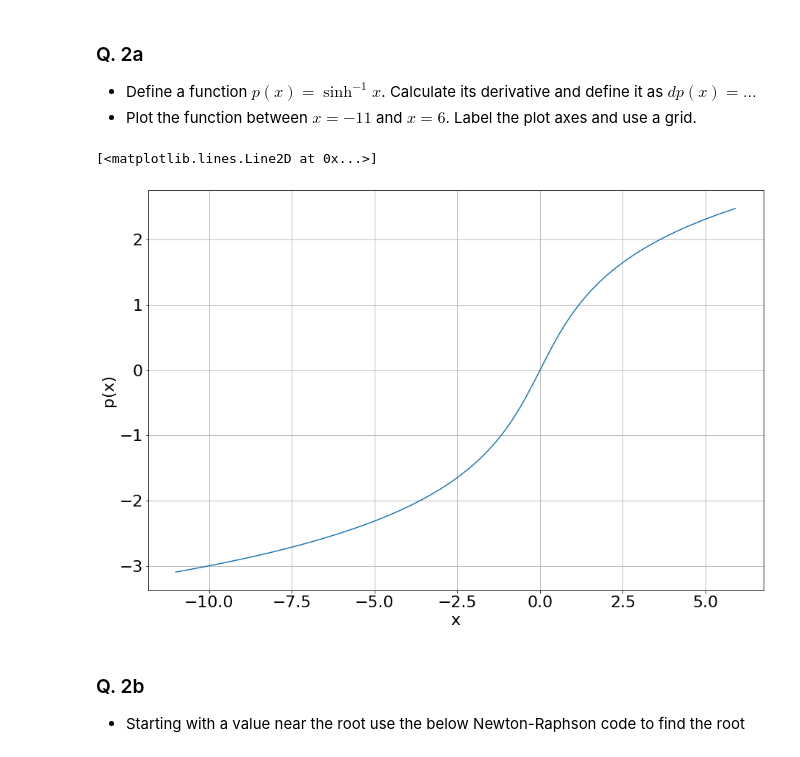
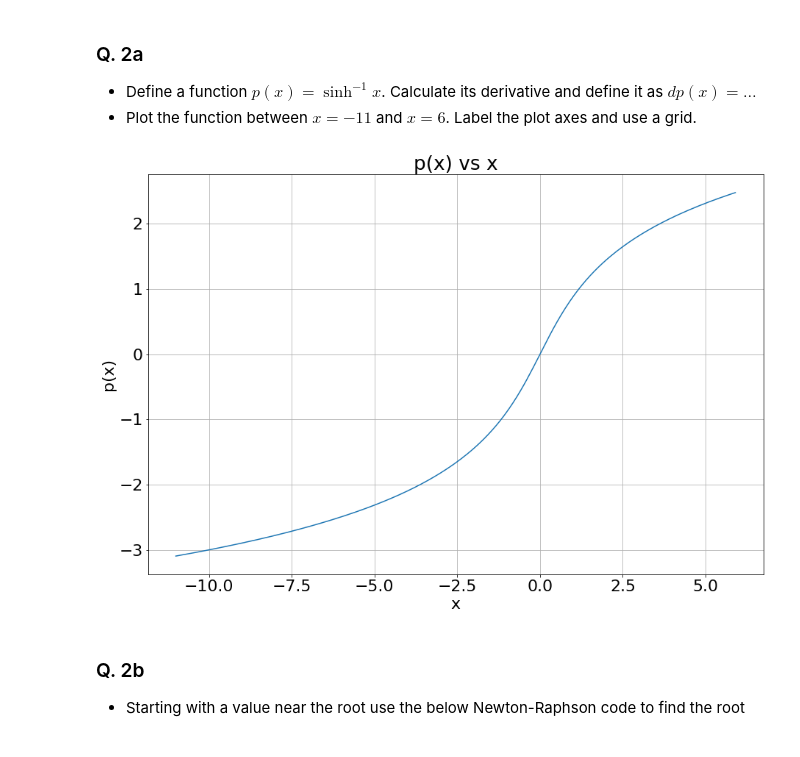
Before and after one commit to Padraig-Ryan/ACM20030-Assignments, a Jupyter notebook: Assignment-2.ipynb, the cells around one changed output. Cells and saved outputs as stored; diff of their text form; code cells hidden in the pictures.

```diff
--- a/Assignment-2.ipynb
+++ b/Assignment-2.ipynb
@@ -129,20 +131,22 @@ The root between x=6 and x=8 is: Cannot use bisection method as sign(f(6)) = sig
 # %%
 def p(x):
     return np.arcsinh(x)
     #return np.log(x+np.sqrt(x**2+1))
 
 def dp(x):
     return 1/(np.sqrt(x**2+1))
 
 x = np.arange(-11,6,0.1)
 
 plt.grid()
+plt.title("p(x) vs x")
+
 plt.xlabel("x")
 plt.ylabel("p(x)")
 plt.plot(x, p(x))
+plt.show()
 # %% [output]
-[<matplotlib.lines.Line2D at 0x...>]
-[figure, old version]
+[figure, new version]
 # %% [markdown]
 ### Q. 2b
  - Starting with a value near the root use the below Newton-Raphson code to find the root
```
Also changed, not shown: parts of 9 cells of this notebook.
